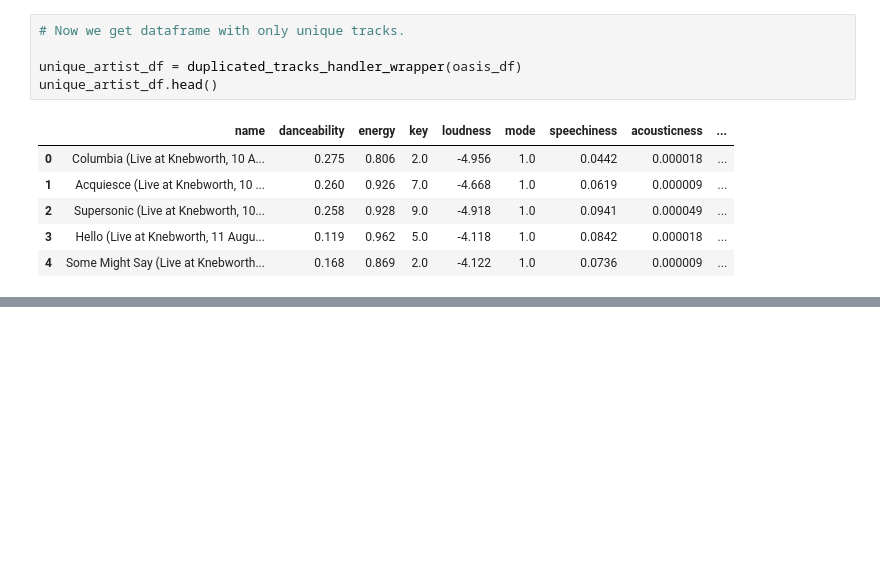
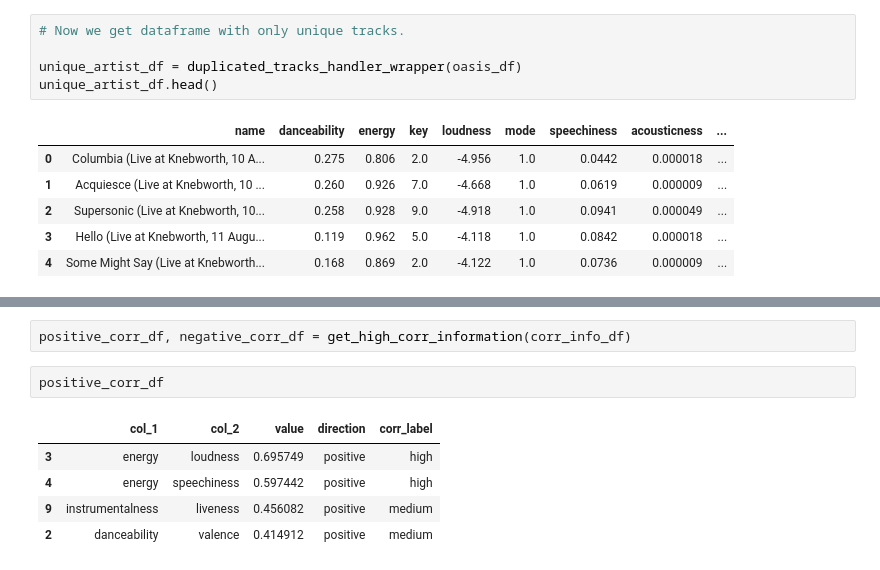
Before and after one commit to ShunOyama/Spotify_API, a Jupyter notebook: src/notebook/spotify_Oasis_EDA.ipynb, the cells around one changed output, grey strips where cells are left out. Drawn from its saved outputs; the diff is of its cells as text; blank space fills up the shorter version.

```diff
--- a/src/notebook/spotify_Oasis_EDA.ipynb
+++ b/src/notebook/spotify_Oasis_EDA.ipynb
@@ -310,0 +338,10 @@ sns.pairplot(unique_artist_df,kind='reg')
+# %%
+positive_corr_df, negative_corr_df = get_high_corr_information(corr_info_df)
+# %%
+positive_corr_df
+# %% [output]
+|  | col_1 | col_2 | value | direction | corr_label |
+| 3 | energy | loudness | 0.695749 | positive | high |
+| 4 | energy | speechiness | 0.597442 | positive | high |
+| 9 | instrumentalness | liveness | 0.456082 | positive | medium |
+| 2 | danceability | valence | 0.414912 | positive | medium |
```
Also changed, not shown: parts of 13 cells of this notebook.
